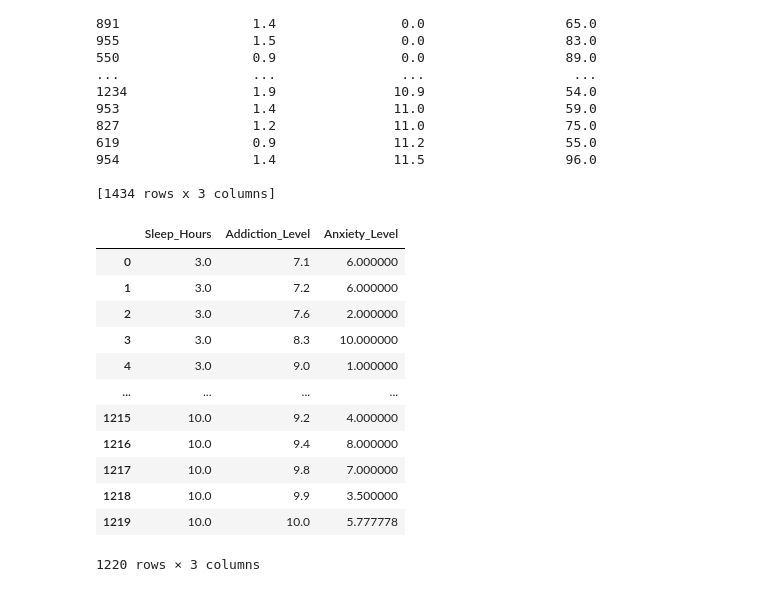
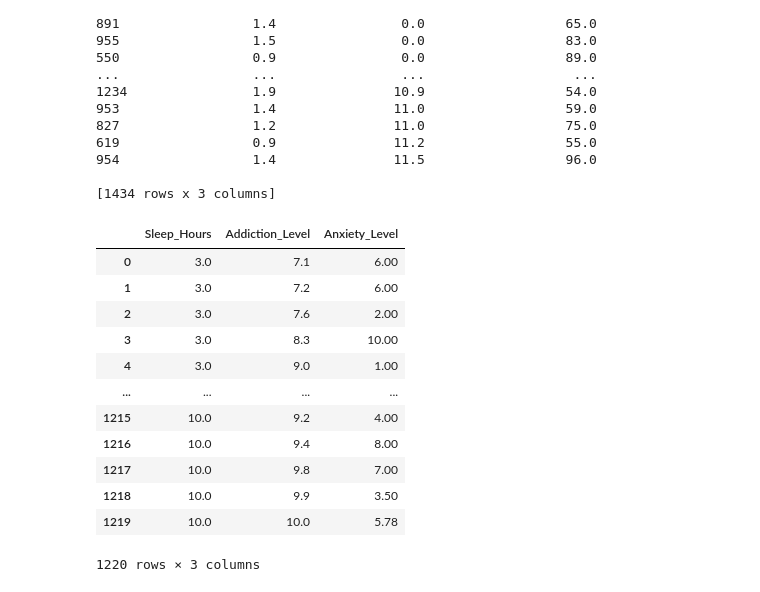
Before and after one commit to shivahari04/smartphone_addiction_analysis, a Jupyter notebook: Notebook/screen_addiction.ipynb, the cells around one changed output. Saved outputs shown, nothing was run; the diff lists cells and outputs as text; code cells hidden in the pictures.

```diff
--- a/Notebook/screen_addiction.ipynb
+++ b/Notebook/screen_addiction.ipynb
@@ -252,21 +249,21 @@ print(result)
 [1434 rows x 3 columns]
 # %%
 #Average Anxiety level by Sleep hours and Addiction level
-avg_anx = df.groupby(['Sleep_Hours','Addiction_Level'])['Anxiety_Level'].mean().reset_index().sort_index()
+avg_anx = df.groupby(['Sleep_Hours','Addiction_Level'])['Anxiety_Level'].mean().reset_index().sort_index().round(2)
 avg_anx
 # %% [output]
 |  | Sleep_Hours | Addiction_Level | Anxiety_Level |
-| 0 | 3.0 | 7.1 | 6.000000 |
-| 1 | 3.0 | 7.2 | 6.000000 |
-| 2 | 3.0 | 7.6 | 2.000000 |
-| 3 | 3.0 | 8.3 | 10.000000 |
-| 4 | 3.0 | 9.0 | 1.000000 |
+| 0 | 3.0 | 7.1 | 6.00 |
+| 1 | 3.0 | 7.2 | 6.00 |
+| 2 | 3.0 | 7.6 | 2.00 |
+| 3 | 3.0 | 8.3 | 10.00 |
+| 4 | 3.0 | 9.0 | 1.00 |
 | ... | ... | ... | ... |
-| 1215 | 10.0 | 9.2 | 4.000000 |
-| 1216 | 10.0 | 9.4 | 8.000000 |
-| 1217 | 10.0 | 9.8 | 7.000000 |
-| 1218 | 10.0 | 9.9 | 3.500000 |
-| 1219 | 10.0 | 10.0 | 5.777778 |
+| 1215 | 10.0 | 9.2 | 4.00 |
+| 1216 | 10.0 | 9.4 | 8.00 |
+| 1217 | 10.0 | 9.8 | 7.00 |
+| 1218 | 10.0 | 9.9 | 3.50 |
+| 1219 | 10.0 | 10.0 | 5.78 |
 1220 rows × 3 columns
 # %%
 #Average Academic Performance by Addiction level
```
Also changed, not shown: parts of 20 cells of this notebook, 1 other file.
